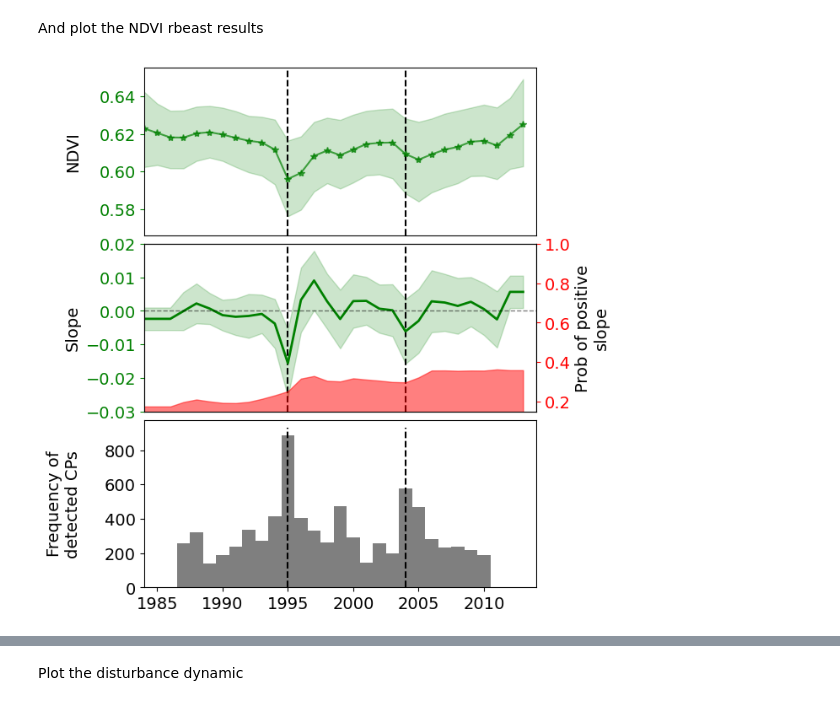
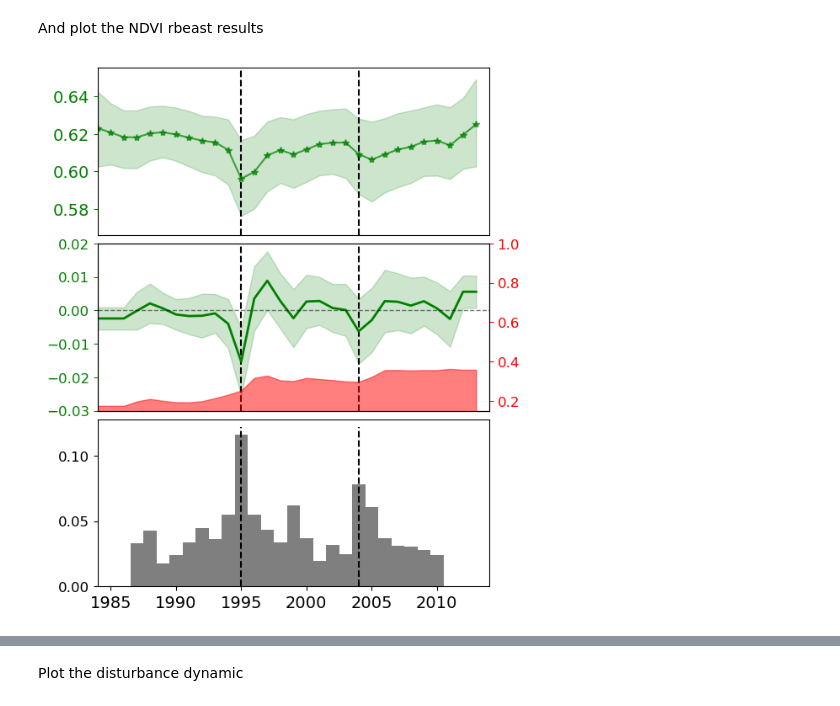
Before and after one commit to hamiddashti/greeness, a Jupyter notebook: codes/src/analyses_v4.ipynb, the cells around one changed output, grey strips where cells are left out. Drawn from its saved outputs; the diff is of its cells as text; code cells hidden in the pictures.

```diff
--- a/codes/src/analyses_v4.ipynb
+++ b/codes/src/analyses_v4.ipynb
@@ -317,7 +396,7 @@ mcmc = rb.args(seed=1)
 extra = rb.args(  # a set of options to specify the outputs or computational configurations
     dumpInputData=
     True,  # make a copy of the aggregated input data in the beast ouput
-    numThreadsPerCPU=2,  # Paralell  computing: use 2 threads per cpu core
+    numThreadsPerCPU=1,  # Paralell  computing: use 2 threads per cpu core
     numParThreads=
     0,  # `0` means using all CPU cores: total num of ParThreads = numThreadsPerCPU * core Num
     printOptions=False,
@@ -389,7 +468,7 @@ fig, ax = plt.subplots(3,
                        })
 ax[0].plot(t, y_ndvi_mean, "-*", color="green", alpha=0.7, label="EF")
 ax[0].fill_between(t, ci_ndvi_0_pd, ci_ndvi_1_pd, color="green", alpha=0.2)
-ax[0].set_ylabel("NDVI", fontsize=14)
+# ax[0].set_ylabel("NDVI", fontsize=14)
 ax[0].tick_params(axis="y", colors="green")
 ax[0].tick_params(axis="both", which="major", labelsize=14)
 ax[0].set_xticks([])
@@ -408,39 +487,43 @@ ax[1].fill_between(t,
                    slp_ndvi_pd + slp_ndvi_sd,
                    color="green",
                    alpha=0.2)
 ax[1].set_ylim(-0.03, 0.02)
 ax[1].set_xticks([])
 ax[1].set_xlim(1984, 2014)
-ax[1].set_ylabel("Slope", fontsize=14)
+# ax[1].set_ylabel("Slope", fontsize=14)
 ax[1].tick_params(axis="y", colors="green")
 ax[1].vlines(most_common_years,
              ax[1].get_ylim()[0],
              ax[1].get_ylim()[1],
              color="black",
              linestyle="--")
 ax[1].axhline(0, color="black", linestyle="--", linewidth=1,alpha=0.5)
+ax[1].tick_params(axis="y",labelsize=12)
+
 ax02 = ax[1].twinx()
 ax02.fill_between(t, 0, slp_pos_mean, color="red", alpha=0.5)
 ax02.set_ylim(0.15, 1)
-ax02.tick_params(axis="y", colors="red")
-ax02.set_ylabel("Prob of positive\nslope", fontsize=14)
+ax02.tick_params(axis="y", colors="red",labelsize=12)
+# ax02.set_ylabel("Prob of positive\nslope", fontsize=14)
 
 
 bin_centers = t[:-1] + np.diff(t) / 2
 bin_edges = np.concatenate(
     ([t[0] - (t[1] - t[0]) / 2], bin_centers, [t[-1] + (t[1] - t[0]) / 2]))
-ax[2].hist(cp_ndvi, bins=bin_edges, color="black", alpha=0.5)
-ax[2].set_ylabel("Frequency of\ndetected CPs", fontsize=14, color="black")
+ax[2].hist(cp_ndvi, bins=bin_edges, color="black", alpha=0.5,density=True)
+# ax[2].set_ylabel("Frequency of\ndetected CPs", fontsize=14, color="black")
 ax[2].set_xlim(1984, 2014)
 ax[2].vlines(most_common_years,
              ax[2].get_ylim()[0],
              ax[2].get_ylim()[1],
              color="black",
              linestyle="--")
+ax[2].tick_params(axis="y",labelsize=12)
+
 fig.align_ylabels()
 plt.savefig("../manuscript/figures/NDVI_dynamics.png", bbox_inches="tight", pad_inches=0.1)
 # %% [output]
-[figure, old version]
+[figure, new version]
 # %%
 # Extract land cover time series over disturbed pixels and fit Rbeast
 
```
Also changed, not shown: parts of 29 cells of this notebook, 1 other file.
